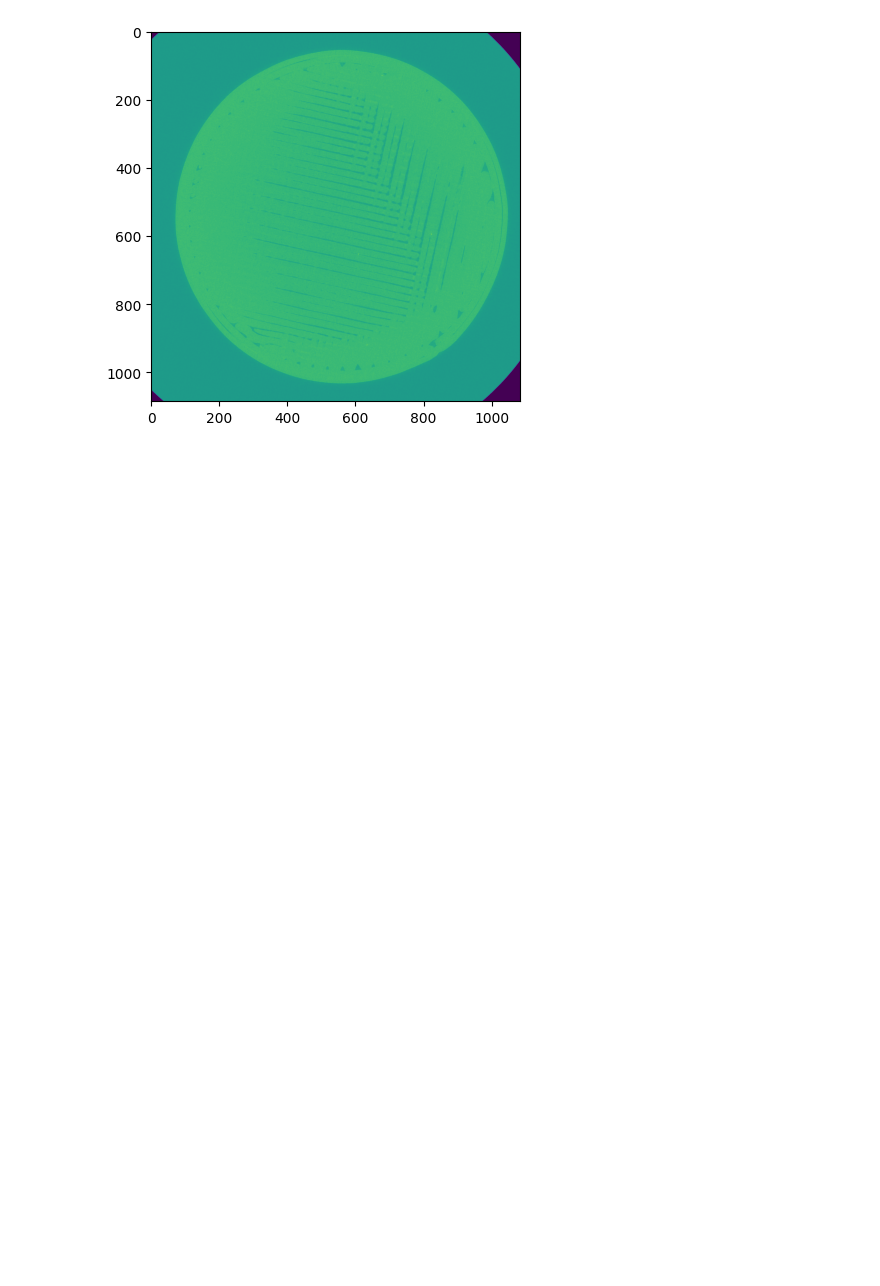
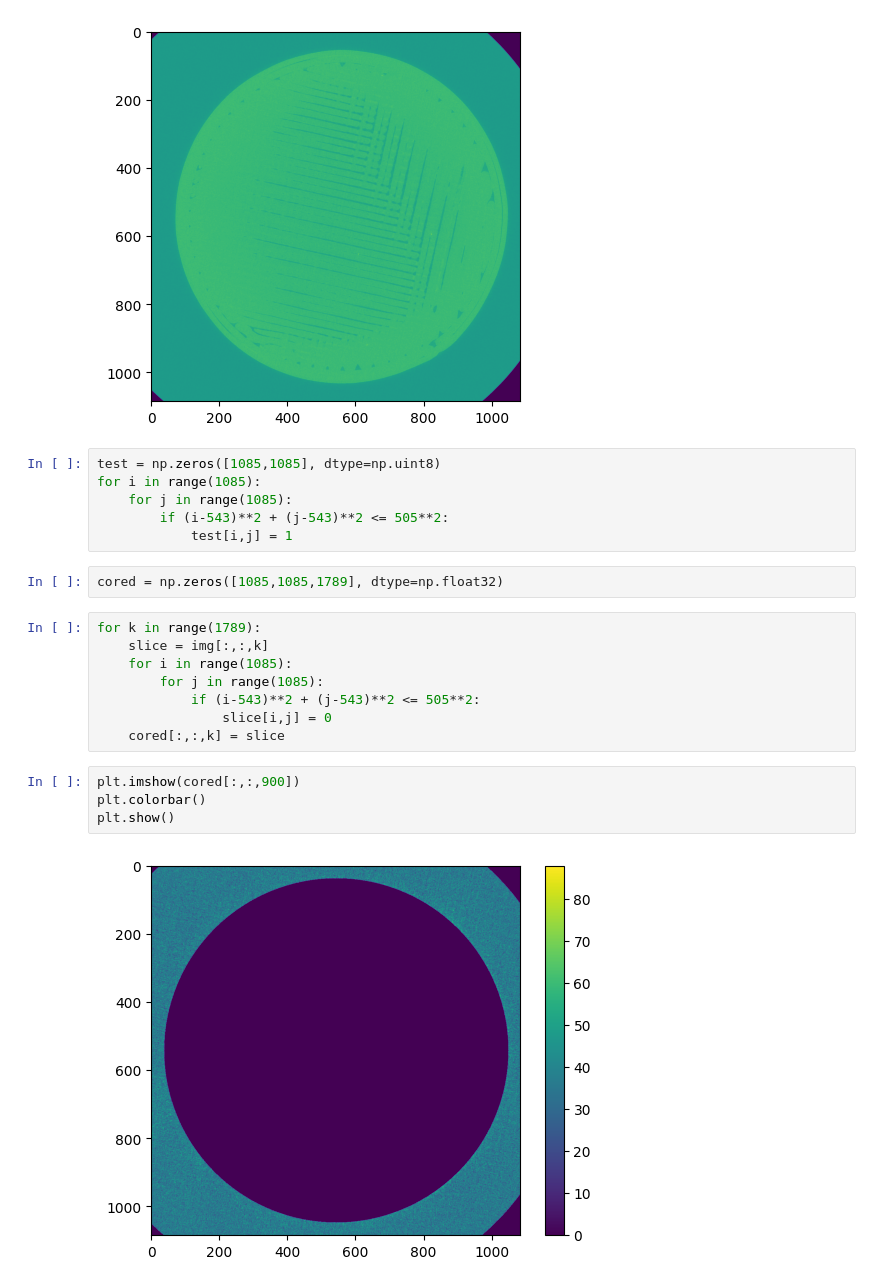
Before and after one commit to tpasfieldERAU/MA390-490_PNNL, a Jupyter notebook: segmentation/material-isolation.ipynb, the cells around one changed output. Drawn from its saved outputs; the diff is of its cells as text; blank space fills up the shorter version.

Commit message:
Add 'cored' outputs for background intensity analysis

```diff
--- a/segmentation/material-isolation.ipynb
+++ b/segmentation/material-isolation.ipynb
@@ -30,3 +30,25 @@ plt.imshow(test[:,:,-1])
 plt.show()
 # %% [output]
 [figure]
+# %%
+test = np.zeros([1085,1085], dtype=np.uint8)
+for i in range(1085):
+    for j in range(1085):
+        if (i-543)**2 + (j-543)**2 <= 505**2:
+            test[i,j] = 1
+# %%
+cored = np.zeros([1085,1085,1789], dtype=np.float32)
+# %%
+for k in range(1789):
+    slice = img[:,:,k]
+    for i in range(1085):
+        for j in range(1085):
+            if (i-543)**2 + (j-543)**2 <= 505**2:
+                slice[i,j] = 0
+    cored[:,:,k] = slice
+# %%
+plt.imshow(cored[:,:,900])
+plt.colorbar()
+plt.show()
+# %% [output]
+[figure, added]
```
Also changed, not shown: parts of 3 cells of this notebook.
